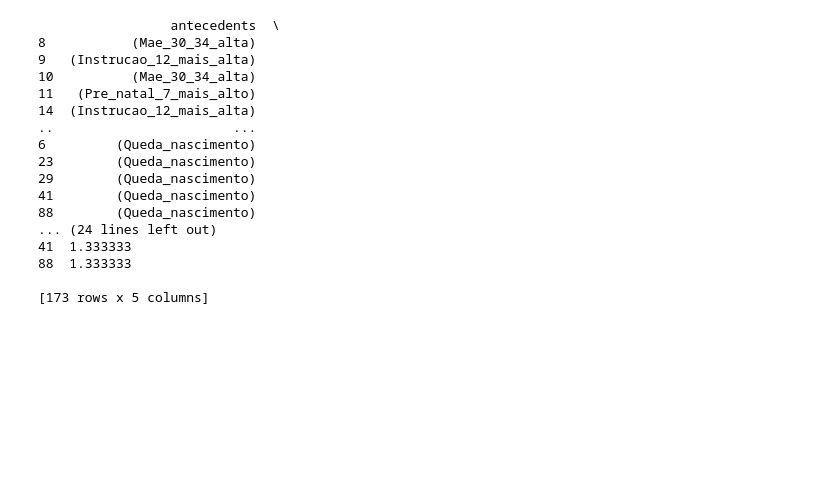
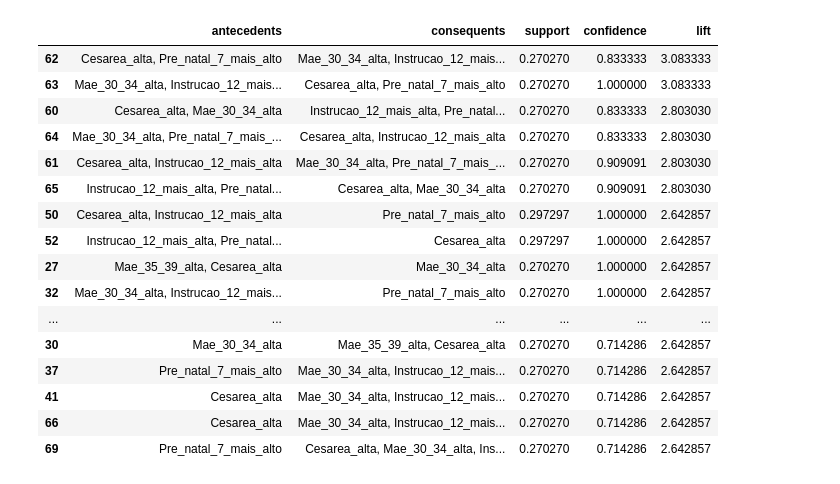
Before and after one commit to nataliathomazelliferreira/mineracao_dados_natalidade, a Jupyter notebook: notebooks/regras_associacao_brasil.ipynb, the cells around one changed output. Drawn from its saved outputs; the diff is of its cells as text; code cells hidden in the pictures; blank space fills up the shorter version.

```diff
--- a/notebooks/regras_associacao_brasil.ipynb
+++ b/notebooks/regras_associacao_brasil.ipynb
@@ -295,39 +203,47 @@ print(base_binaria)
 # %%
-itens_frequentes = apriori(
-    base_binaria,
-    min_support=0.3,
+transacoes = base_binaria.drop(columns="UF")
+
+itemsets = apriori(
+    transacoes,
+    min_support=0.25,
     use_colnames=True
 )
 
 regras = association_rules(
-    itens_frequentes,
-    metric='confidence',
-    min_threshold=0.6
+    itemsets,
+    metric="confidence",
+    min_threshold=0.60
 )
 
+# Organização para leitura
+regras["antecedents"] = regras["antecedents"].apply(lambda x: ", ".join(list(x)))
+regras["consequents"] = regras["consequents"].apply(lambda x: ", ".join(list(x)))
+
 regras = regras.sort_values(
-    by=['confidence', 'support'],
+    by=["lift", "confidence", "support"],
     ascending=False
 )
 
-print(regras[['antecedents', 'consequents', 'support', 'confidence', 'lift']])
+regras.to_csv(TABELAS / "regras_associacao_completas_uf_2000_2024.csv", index=False, encoding="utf-8-sig")
+
+regras[["antecedents", "consequents", "support", "confidence", "lift"]].head(20)
 # %% [output]
-                 antecedents  \
-8           (Mae_30_34_alta)
-9   (Instrucao_12_mais_alta)
-10          (Mae_30_34_alta)
-11   (Pre_natal_7_mais_alto)
-14  (Instrucao_12_mais_alta)
-..                       ...
-6         (Queda_nascimento)
-23        (Queda_nascimento)
-29        (Queda_nascimento)
-41        (Queda_nascimento)
-88        (Queda_nascimento)
-... (24 lines left out)
-41  1.333333
-88  1.333333
-
-[173 rows x 5 columns]
+|  | antecedents | consequents | support | confidence | lift |
+| 62 | Cesarea_alta, Pre_natal_7_mais_alto | Mae_30_34_alta, Instrucao_12_mais... | 0.270270 | 0.833333 | 3.083333 |
+| 63 | Mae_30_34_alta, Instrucao_12_mais... | Cesarea_alta, Pre_natal_7_mais_alto | 0.270270 | 1.000000 | 3.083333 |
+| 60 | Cesarea_alta, Mae_30_34_alta | Instrucao_12_mais_alta, Pre_natal... | 0.270270 | 0.833333 | 2.803030 |
+| 64 | Mae_30_34_alta, Pre_natal_7_mais_... | Cesarea_alta, Instrucao_12_mais_alta | 0.270270 | 0.833333 | 2.803030 |
+| 61 | Cesarea_alta, Instrucao_12_mais_alta | Mae_30_34_alta, Pre_natal_7_mais_... | 0.270270 | 0.909091 | 2.803030 |
+| 65 | Instrucao_12_mais_alta, Pre_natal... | Cesarea_alta, Mae_30_34_alta | 0.270270 | 0.909091 | 2.803030 |
+| 50 | Cesarea_alta, Instrucao_12_mais_alta | Pre_natal_7_mais_alto | 0.297297 | 1.000000 | 2.642857 |
+| 52 | Instrucao_12_mais_alta, Pre_natal... | Cesarea_alta | 0.297297 | 1.000000 | 2.642857 |
+| 27 | Mae_35_39_alta, Cesarea_alta | Mae_30_34_alta | 0.270270 | 1.000000 | 2.642857 |
+| 32 | Mae_30_34_alta, Instrucao_12_mais... | Pre_natal_7_mais_alto | 0.270270 | 1.000000 | 2.642857 |
+| ... | ... | ... | ... | ... | ... |
+| 30 | Mae_30_34_alta | Mae_35_39_alta, Cesarea_alta | 0.270270 | 0.714286 | 2.642857 |
+| 37 | Pre_natal_7_mais_alto | Mae_30_34_alta, Instrucao_12_mais... | 0.270270 | 0.714286 | 2.642857 |
+| 41 | Cesarea_alta | Mae_30_34_alta, Instrucao_12_mais... | 0.270270 | 0.714286 | 2.642857 |
+| 66 | Cesarea_alta | Mae_30_34_alta, Instrucao_12_mais... | 0.270270 | 0.714286 | 2.642857 |
+| 69 | Pre_natal_7_mais_alto | Cesarea_alta, Mae_30_34_alta, Ins... | 0.270270 | 0.714286 | 2.642857 |
 # %%
 regras_queda = regras[
```
Also changed, not shown: parts of 22 cells of this notebook, 46 other files.
